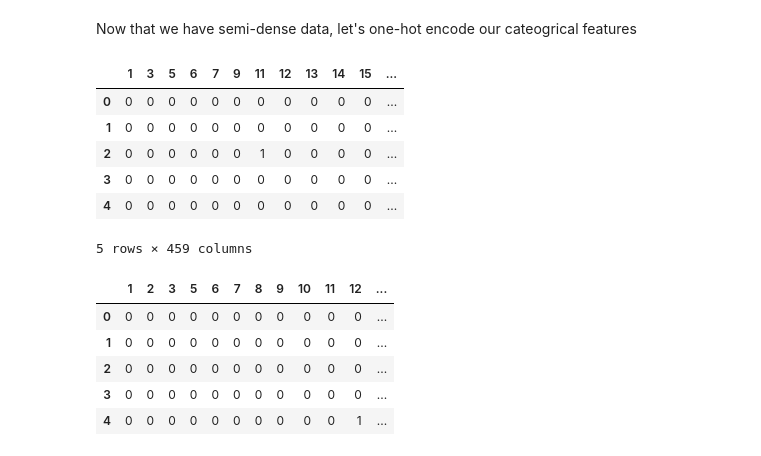
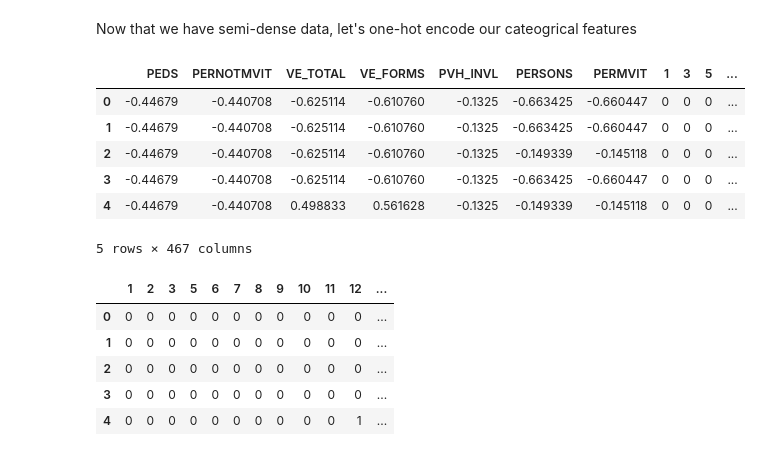
Before and after one commit to afcarl/gluon_transportation, a Jupyter notebook: FARS_Gluon_Model.ipynb, the cells around one changed output. Drawn from its saved outputs; the diff is of its cells as text; code cells hidden in the pictures.

```diff
--- a/FARS_Gluon_Model.ipynb
+++ b/FARS_Gluon_Model.ipynb
@@ -51,15 +51,17 @@ accidents.head()
 # %%
 sub_features = [
 # These features are basically all 0
-#     'PEDS',
-#     'PERNOTMVIT',
-#     'VE_TOTAL',
-#     'VE_FORMS',
-#     'PVH_INVL',
-#     'PERSONS',
-#     'PERMVIT',
+    'PEDS',
+    'PERNOTMVIT',
+    'VE_TOTAL',
+    'VE_FORMS',
+    'PVH_INVL',
+    'PERSONS',
+    'PERMVIT',
+
     'COUNTY',
 #     'CITY',
+    'YEAR',
     'MONTH',
     'DAY',
     'DAY_WEEK',
@@ -159,6 +158,7 @@ Now that we have semi-dense data, let's one-hot encode our cateogrical features
 # %%
 sub_feature_classes = {
     'COUNTY': 1000,
+    'YEAR': 100,
     'MONTH': 13,
     'DAY': 32,
     'DAY_WEEK': 8,
@@ -171,41 +171,45 @@ sub_feature_classes = {
 
     'HARM_EV': 100
     # LABEL
 #     'MAN_COLL': 100
 }
 
 
+# TODO: Encode with MXNet's One-Hot method
 # One-hot encode all categorical features within a dataframe
 def one_hot_encode_matrix(feature_matrix, label):
     features_one_hot = pd.DataFrame(index=feature_matrix.index)
 
     # First we want to encode the label
     y = pd.get_dummies(feature_matrix[label])
     y_one_hot = pd.DataFrame(y)
 
     # Now encode and concatenate input features
     for col in feature_matrix:
+        # If categorical feature, one-hot encode
         if col in sub_feature_classes:
             df_temp = pd.get_dummies(feature_matrix[col])
+        # If continuous feature, z-score
+        # TODO: Only apply z-score to training set
         else:
-            df_temp = feature_matrix[col]
+            df_temp = feature_matrix[col].pipe(lambda x: (x - x.mean()) / x.std())
 
         features_one_hot = pd.concat([features_one_hot, df_temp], axis=1)
 
     features_one_hot.head()
     return features_one_hot, y_one_hot
 
 
 X, y = one_hot_encode_matrix(df_accidents_trimmed, 'HARM_EV')
 X.head()
 # %% [output]
-|  | 1 | 3 | 5 | 6 | 7 | 9 | 11 | 12 | 13 | 14 | 15 | ... |
-| 0 | 0 | 0 | 0 | 0 | 0 | 0 | 0 | 0 | 0 | 0 | 0 | ... |
-| 1 | 0 | 0 | 0 | 0 | 0 | 0 | 0 | 0 | 0 | 0 | 0 | ... |
-| 2 | 0 | 0 | 0 | 0 | 0 | 0 | 1 | 0 | 0 | 0 | 0 | ... |
-| 3 | 0 | 0 | 0 | 0 | 0 | 0 | 0 | 0 | 0 | 0 | 0 | ... |
-| 4 | 0 | 0 | 0 | 0 | 0 | 0 | 0 | 0 | 0 | 0 | 0 | ... |
+|  | PEDS | PERNOTMVIT | VE_TOTAL | VE_FORMS | PVH_INVL | PERSONS | PERMVIT | 1 | 3 | 5 | ... |
+| 0 | -0.44679 | -0.440708 | -0.625114 | -0.610760 | -0.1325 | -0.663425 | -0.660447 | 0 | 0 | 0 | ... |
+| 1 | -0.44679 | -0.440708 | -0.625114 | -0.610760 | -0.1325 | -0.663425 | -0.660447 | 0 | 0 | 0 | ... |
+| 2 | -0.44679 | -0.440708 | -0.625114 | -0.610760 | -0.1325 | -0.149339 | -0.145118 | 0 | 0 | 0 | ... |
+| 3 | -0.44679 | -0.440708 | -0.625114 | -0.610760 | -0.1325 | -0.663425 | -0.660447 | 0 | 0 | 0 | ... |
+| 4 | -0.44679 | -0.440708 | 0.498833 | 0.561628 | -0.1325 | -0.149339 | -0.145118 | 0 | 0 | 0 | ... |
-5 rows × 459 columns
+5 rows × 467 columns
 # %%
 y.head()
 # %% [output]
```
Also changed, not shown: parts of 9 cells of this notebook, 1 other file.
